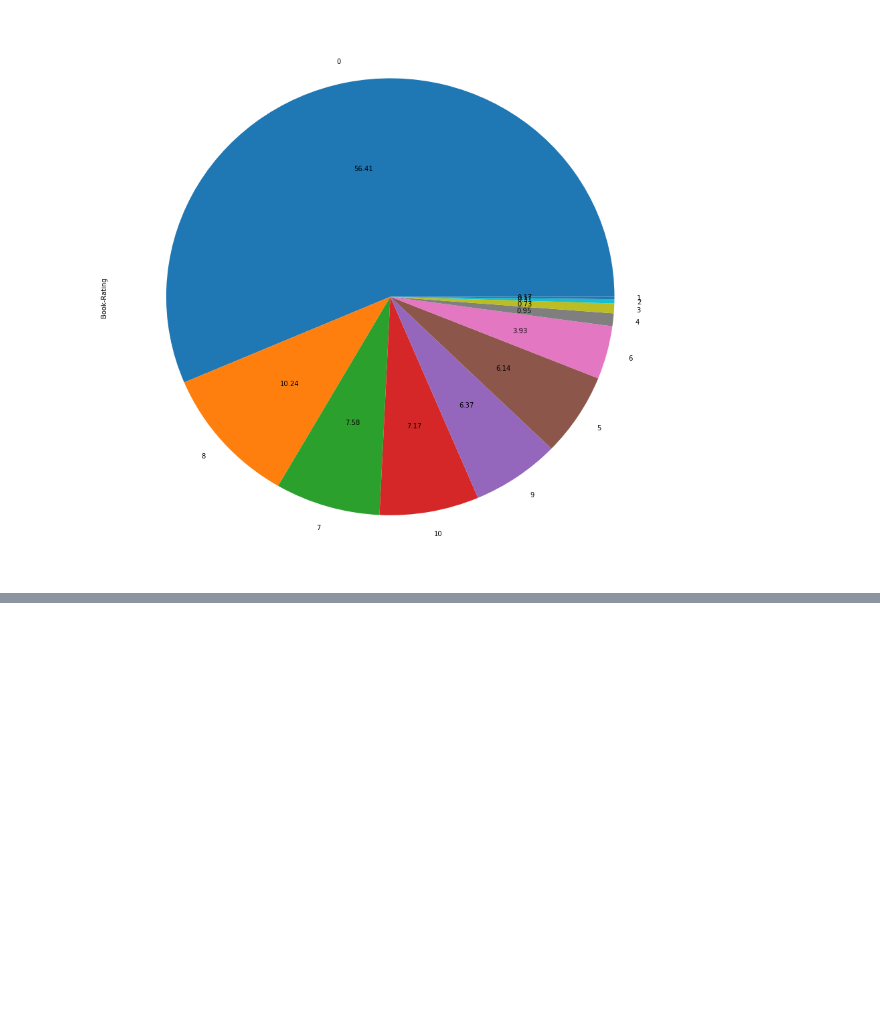
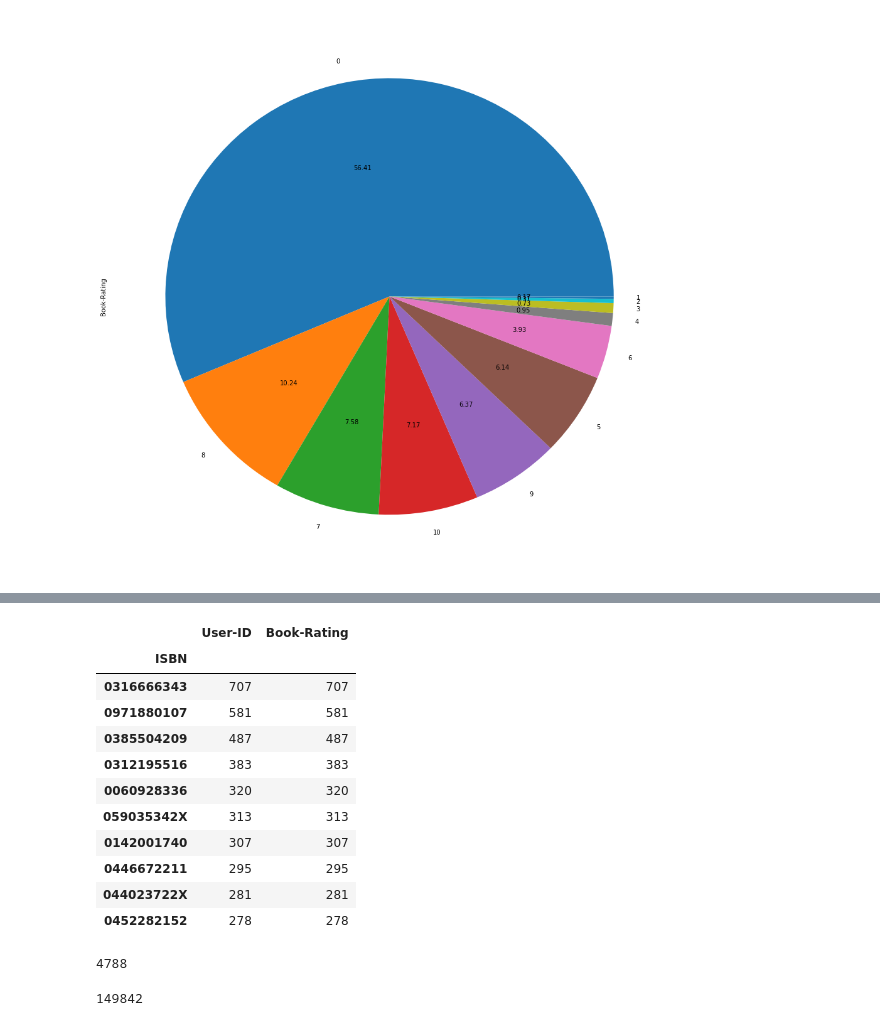
Before and after one commit to IooHooI/RECOMMENDATION_SYSTEMS_1, a Jupyter notebook: notebooks/EDA.ipynb, the cells around one changed output, grey strips where cells are left out. Drawn from its saved outputs; the diff is of its cells as text; code cells hidden in the pictures; blank space fills up the shorter version.

```diff
--- a/notebooks/EDA.ipynb
+++ b/notebooks/EDA.ipynb
@@ -155,0 +327,25 @@ plt.show()
+# %%
+non_zero_ratings_groupped_by_isbn = non_zero_ratings.groupby('ISBN').agg(len)
+# %%
+non_zero_ratings_groupped_by_isbn.sort_values(by=['User-ID'], ascending=False).head(10)
+# %% [output]
+|  | User-ID | Book-Rating |
+| ISBN |  |  |
+| 0316666343 | 707 | 707 |
+| 0971880107 | 581 | 581 |
+| 0385504209 | 487 | 487 |
+| 0312195516 | 383 | 383 |
+| 0060928336 | 320 | 320 |
+| 059035342X | 313 | 313 |
+| 0142001740 | 307 | 307 |
+| 0446672211 | 295 | 295 |
+| 044023722X | 281 | 281 |
+| 0452282152 | 278 | 278 |
+# %%
+len(non_zero_ratings_groupped_by_isbn[non_zero_ratings_groupped_by_isbn['User-ID'] > 10])
+# %% [output]
+4788
+# %%
+len(non_zero_ratings_groupped_by_isbn)
+# %% [output]
+149842
```
Also changed, not shown: parts of 46 cells of this notebook, 8 other files.
